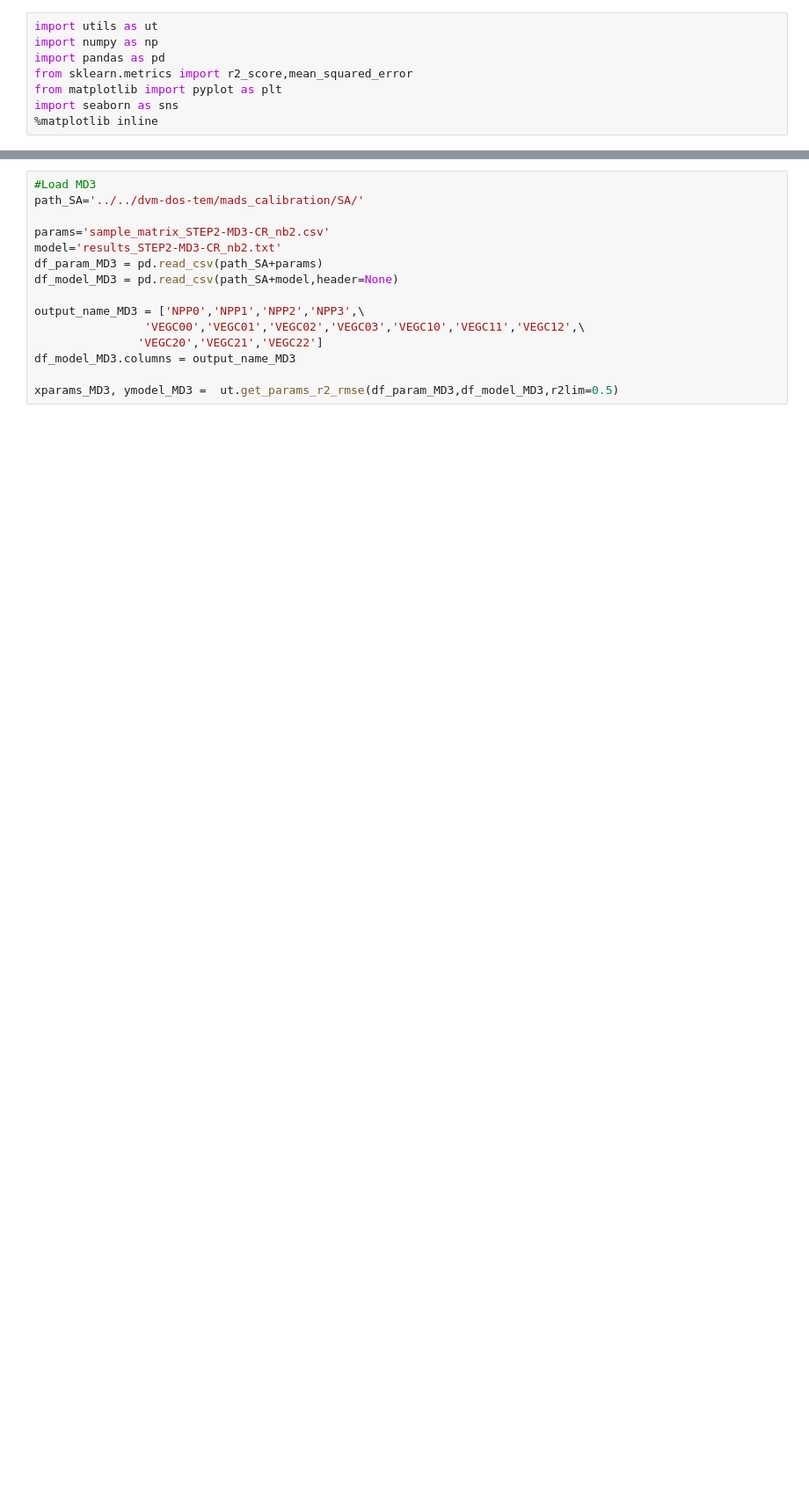
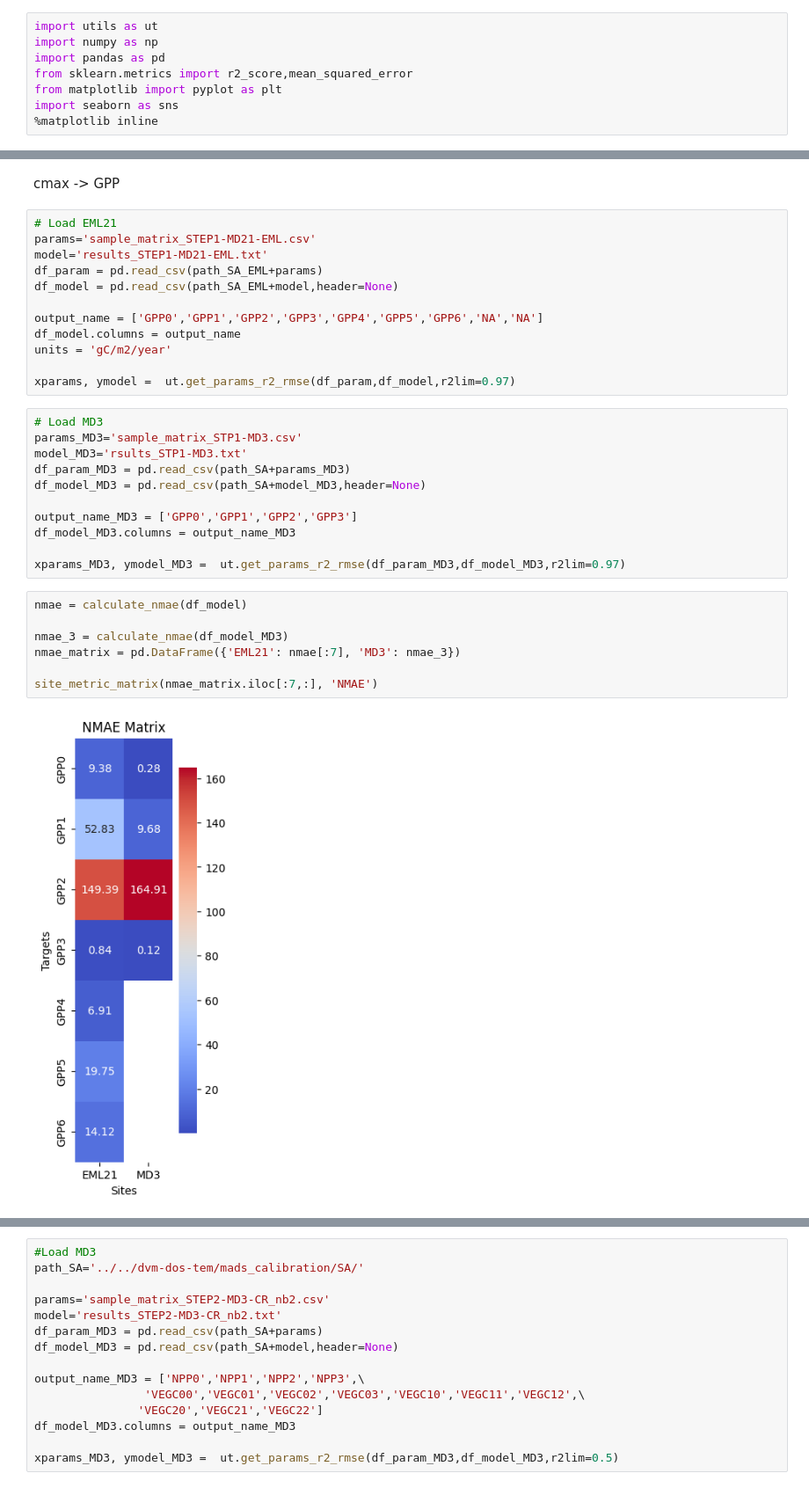
Before and after one commit to whrc/MADS-TEM-calibration, a Jupyter notebook: Paper_Figures.ipynb, the cells around one changed output, grey strips where cells are left out. Shown: that part at 88% size. Cells and saved outputs as stored; diff of their text form; blank space fills up the shorter version.

Commit message:
update to include cmax - GPP

```diff
--- a/Paper_Figures.ipynb
+++ b/Paper_Figures.ipynb
@@ -11,0 +67,34 @@ path='../../dvm-dos-tem/mads_calibration/results/'
+# %% [markdown]
+cmax -> GPP
+# %%
+# Load EML21
+params='sample_matrix_STEP1-MD21-EML.csv'
+model='results_STEP1-MD21-EML.txt'
+df_param = pd.read_csv(path_SA_EML+params)
+df_model = pd.read_csv(path_SA_EML+model,header=None)
+
+output_name = ['GPP0','GPP1','GPP2','GPP3','GPP4','GPP5','GPP6','NA','NA']
+df_model.columns = output_name
+units = 'gC/m2/year'
+
+xparams, ymodel =  ut.get_params_r2_rmse(df_param,df_model,r2lim=0.97)
+# %%
+# Load MD3
+params_MD3='sample_matrix_STP1-MD3.csv'
+model_MD3='rsults_STP1-MD3.txt'
+df_param_MD3 = pd.read_csv(path_SA+params_MD3)
+df_model_MD3 = pd.read_csv(path_SA+model_MD3,header=None)
+
+output_name_MD3 = ['GPP0','GPP1','GPP2','GPP3']
+df_model_MD3.columns = output_name_MD3
+
+xparams_MD3, ymodel_MD3 =  ut.get_params_r2_rmse(df_param_MD3,df_model_MD3,r2lim=0.97)
+# %%
+nmae = calculate_nmae(df_model)
+
+nmae_3 = calculate_nmae(df_model_MD3)
+nmae_matrix = pd.DataFrame({'EML21': nmae[:7], 'MD3': nmae_3})
+
+site_metric_matrix(nmae_matrix.iloc[:7,:], 'NMAE')
+# %% [output]
+[figure, added]
```
Also changed, not shown: parts of 13 cells of this notebook.
